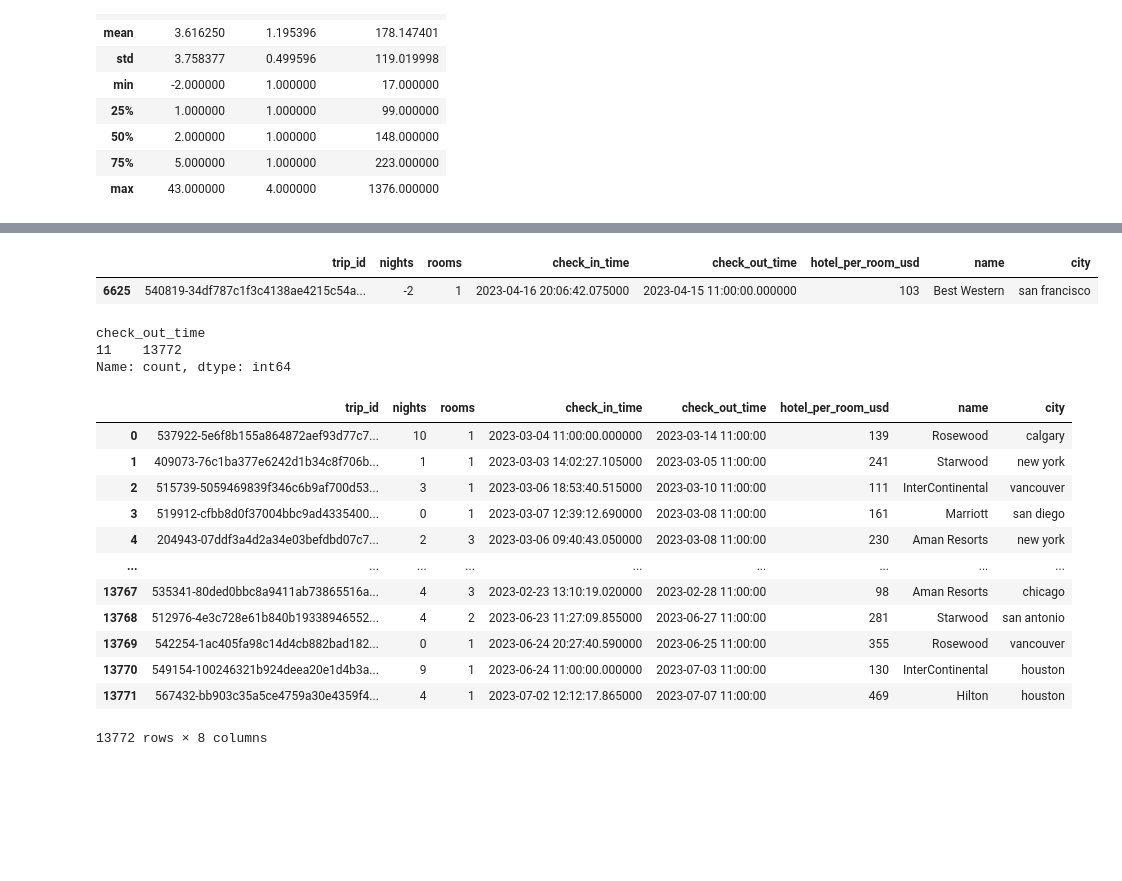
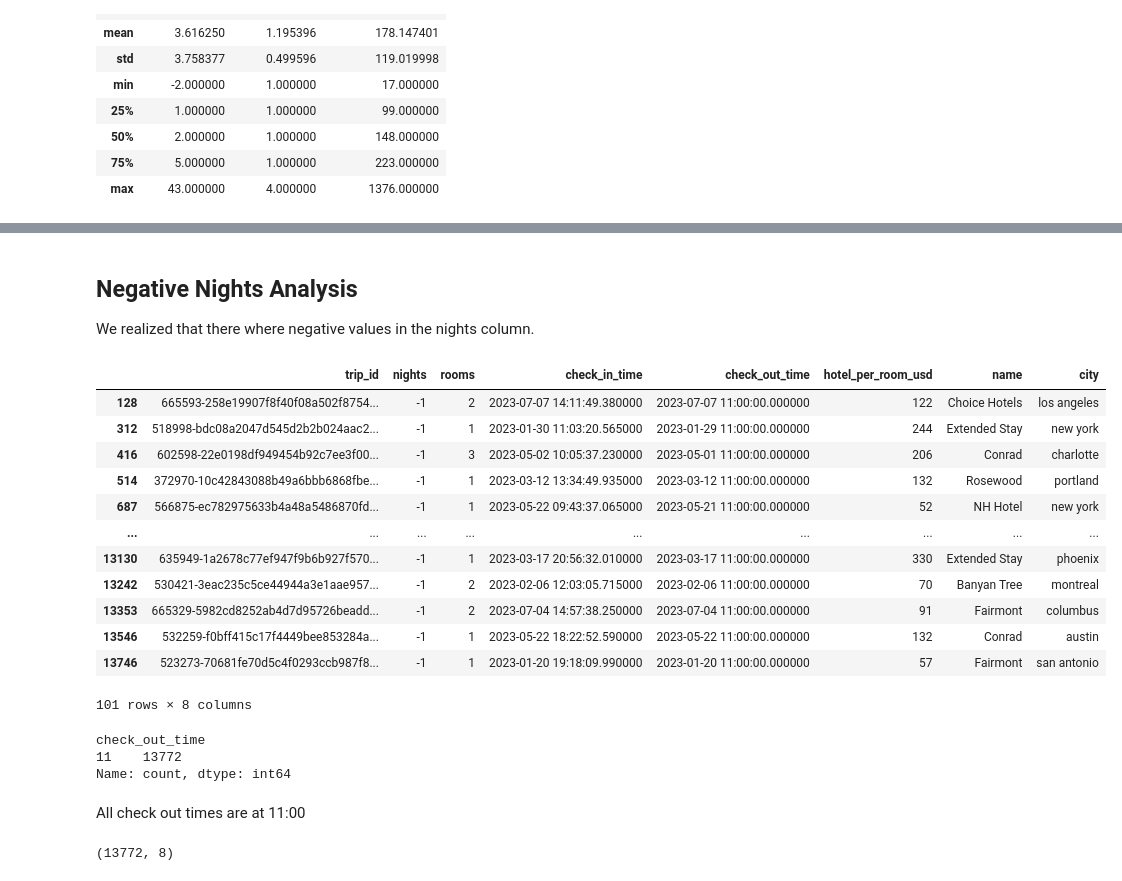
Before and after one commit to anuar-masterschool/TravelTide_Mar, a Jupyter notebook: EDA.ipynb, the cells around one changed output, grey strips where cells are left out. Drawn from its saved outputs; the diff is of its cells as text; code cells hidden in the pictures; blank space fills up the shorter version.

```diff
--- a/EDA.ipynb
+++ b/EDA.ipynb
@@ -174,7 +174,7 @@ flights.describe()
 # %% [markdown]
 # Hotels EDA
 # %%
-hotels = pd.read_csv('data/hotels.csv')
+hotels = pd.read_csv('data/raw/hotels_raw.csv')
 # %%
 hotels
 # %% [output]
@@ -234,8 +282,22 @@ hotels_with_name.describe()
+# %% [markdown]
+## Negative Nights Analysis
+We realized that there where negative values in the nights column.
 # %%
-hotels_with_name[hotels_with_name['nights']<-1]
+hotels_with_name[hotels_with_name['nights']<0]
 # %% [output]
 |  | trip_id | nights | rooms | check_in_time | check_out_time | hotel_per_room_usd | name | city |
-| 6625 | 540819-34df787c1f3c4138ae4215c54a... | -2 | 1 | 2023-04-16 20:06:42.075000 | 2023-04-15 11:00:00.000000 | 103 | Best Western | san francisco |
+| 128 | 665593-258e19907f8f40f08a502f8754... | -1 | 2 | 2023-07-07 14:11:49.380000 | 2023-07-07 11:00:00.000000 | 122 | Choice Hotels | los angeles |
+| 312 | 518998-bdc08a2047d545d2b2b024aac2... | -1 | 1 | 2023-01-30 11:03:20.565000 | 2023-01-29 11:00:00.000000 | 244 | Extended Stay | new york |
+| 416 | 602598-22e0198df949454b92c7ee3f00... | -1 | 3 | 2023-05-02 10:05:37.230000 | 2023-05-01 11:00:00.000000 | 206 | Conrad | charlotte |
+| 514 | 372970-10c42843088b49a6bbb6868fbe... | -1 | 1 | 2023-03-12 13:34:49.935000 | 2023-03-12 11:00:00.000000 | 132 | Rosewood | portland |
+| 687 | 566875-ec782975633b4a48a5486870fd... | -1 | 1 | 2023-05-22 09:43:37.065000 | 2023-05-21 11:00:00.000000 | 52 | NH Hotel | new york |
+| ... | ... | ... | ... | ... | ... | ... | ... | ... |
+| 13130 | 635949-1a2678c77ef947f9b6b927f570... | -1 | 1 | 2023-03-17 20:56:32.010000 | 2023-03-17 11:00:00.000000 | 330 | Extended Stay | phoenix |
+| 13242 | 530421-3eac235c5ce44944a3e1aae957... | -1 | 2 | 2023-02-06 12:03:05.715000 | 2023-02-06 11:00:00.000000 | 70 | Banyan Tree | montreal |
+| 13353 | 665329-5982cd8252ab4d7d95726beadd... | -1 | 2 | 2023-07-04 14:57:38.250000 | 2023-07-04 11:00:00.000000 | 91 | Fairmont | columbus |
+| 13546 | 532259-f0bff415c17f4449bee853284a... | -1 | 1 | 2023-05-22 18:22:52.590000 | 2023-05-22 11:00:00.000000 | 132 | Conrad | austin |
+| 13746 | 523273-70681fe70d5c4f0293ccb987f8... | -1 | 1 | 2023-01-20 19:18:09.990000 | 2023-01-20 11:00:00.000000 | 57 | Fairmont | san antonio |
+101 rows × 8 columns
 # %%
 hotels_with_name['check_out_time'] = pd.to_datetime(hotels_with_name['check_out_time'])
 # %%
@@ -244,19 +306,9 @@ hotels_with_name['check_out_time'].dt.hour.value_counts()
 check_out_time
 11    13772
 Name: count, dtype: int64
-# %%
-hotels_with_name
-# %% [output]
-|  | trip_id | nights | rooms | check_in_time | check_out_time | hotel_per_room_usd | name | city |
-| 0 | 537922-5e6f8b155a864872aef93d77c7... | 10 | 1 | 2023-03-04 11:00:00.000000 | 2023-03-14 11:00:00 | 139 | Rosewood | calgary |
-| 1 | 409073-76c1ba377e6242d1b34c8f706b... | 1 | 1 | 2023-03-03 14:02:27.105000 | 2023-03-05 11:00:00 | 241 | Starwood | new york |
-| 2 | 515739-5059469839f346c6b9af700d53... | 3 | 1 | 2023-03-06 18:53:40.515000 | 2023-03-10 11:00:00 | 111 | InterContinental | vancouver |
-| 3 | 519912-cfbb8d0f37004bbc9ad4335400... | 0 | 1 | 2023-03-07 12:39:12.690000 | 2023-03-08 11:00:00 | 161 | Marriott | san diego |
-| 4 | 204943-07ddf3a4d2a34e03befdbd07c7... | 2 | 3 | 2023-03-06 09:40:43.050000 | 2023-03-08 11:00:00 | 230 | Aman Resorts | new york |
-| ... | ... | ... | ... | ... | ... | ... | ... | ... |
-| 13767 | 535341-80ded0bbc8a9411ab73865516a... | 4 | 3 | 2023-02-23 13:10:19.020000 | 2023-02-28 11:00:00 | 98 | Aman Resorts | chicago |
-| 13768 | 512976-4e3c728e61b840b19338946552... | 4 | 2 | 2023-06-23 11:27:09.855000 | 2023-06-27 11:00:00 | 281 | Starwood | san antonio |
-| 13769 | 542254-1ac405fa98c14d4cb882bad182... | 0 | 1 | 2023-06-24 20:27:40.590000 | 2023-06-25 11:00:00 | 355 | Rosewood | vancouver |
-| 13770 | 549154-100246321b924deea20e1d4b3a... | 9 | 1 | 2023-06-24 11:00:00.000000 | 2023-07-03 11:00:00 | 130 | InterContinental | houston |
-| 13771 | 567432-bb903c35a5ce4759a30e4359f4... | 4 | 1 | 2023-07-02 12:12:17.865000 | 2023-07-07 11:00:00 | 469 | Hilton | houston |
-13772 rows × 8 columns
+# %% [markdown]
+All check out times are at 11:00
+# %%
+hotels_with_name.shape
+# %% [output]
+(13772, 8)
```
Also changed, not shown: parts of 22 cells of this notebook, 1 other file.
